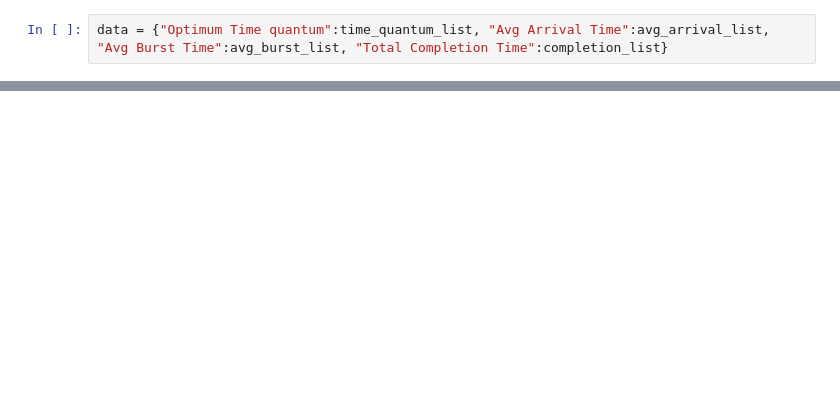
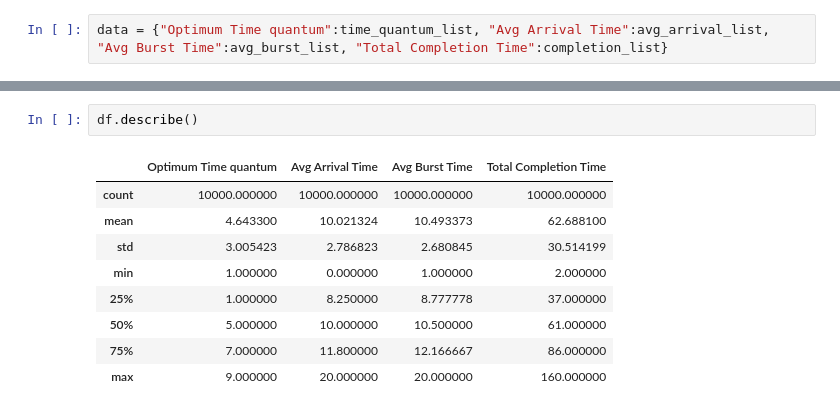
Before and after one commit to paarshva21/Synapse_RP, a Jupyter notebook: RPDataEngineering.ipynb, the cells around one changed output, grey strips where cells are left out. Saved outputs shown, nothing was run; the diff lists cells and outputs as text; blank space fills up the shorter version.

```diff
--- a/RPDataEngineering.ipynb
+++ b/RPDataEngineering.ipynb
@@ -95,0 +128,12 @@ df
+# %%
+df.describe()
+# %% [output]
+|  | Optimum Time quantum | Avg Arrival Time | Avg Burst Time | Total Completion Time |
+| count | 10000.000000 | 10000.000000 | 10000.000000 | 10000.000000 |
+| mean | 4.643300 | 10.021324 | 10.493373 | 62.688100 |
+| std | 3.005423 | 2.786823 | 2.680845 | 30.514199 |
+| min | 1.000000 | 0.000000 | 1.000000 | 2.000000 |
+| 25% | 1.000000 | 8.250000 | 8.777778 | 37.000000 |
+| 50% | 5.000000 | 10.000000 | 10.500000 | 61.000000 |
+| 75% | 7.000000 | 11.800000 | 12.166667 | 86.000000 |
+| max | 9.000000 | 20.000000 | 20.000000 | 160.000000 |
```
Also changed, not shown: parts of 11 cells of this notebook.
